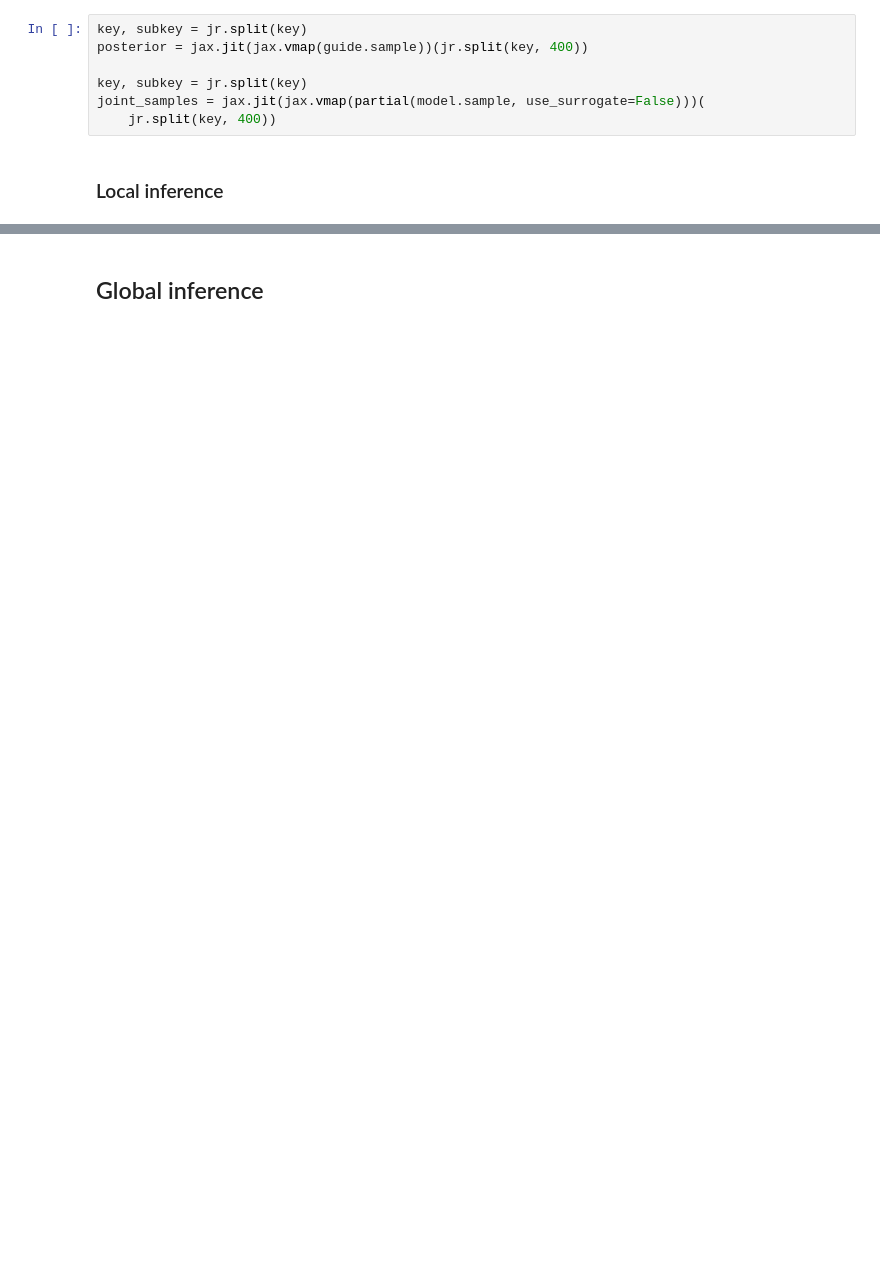
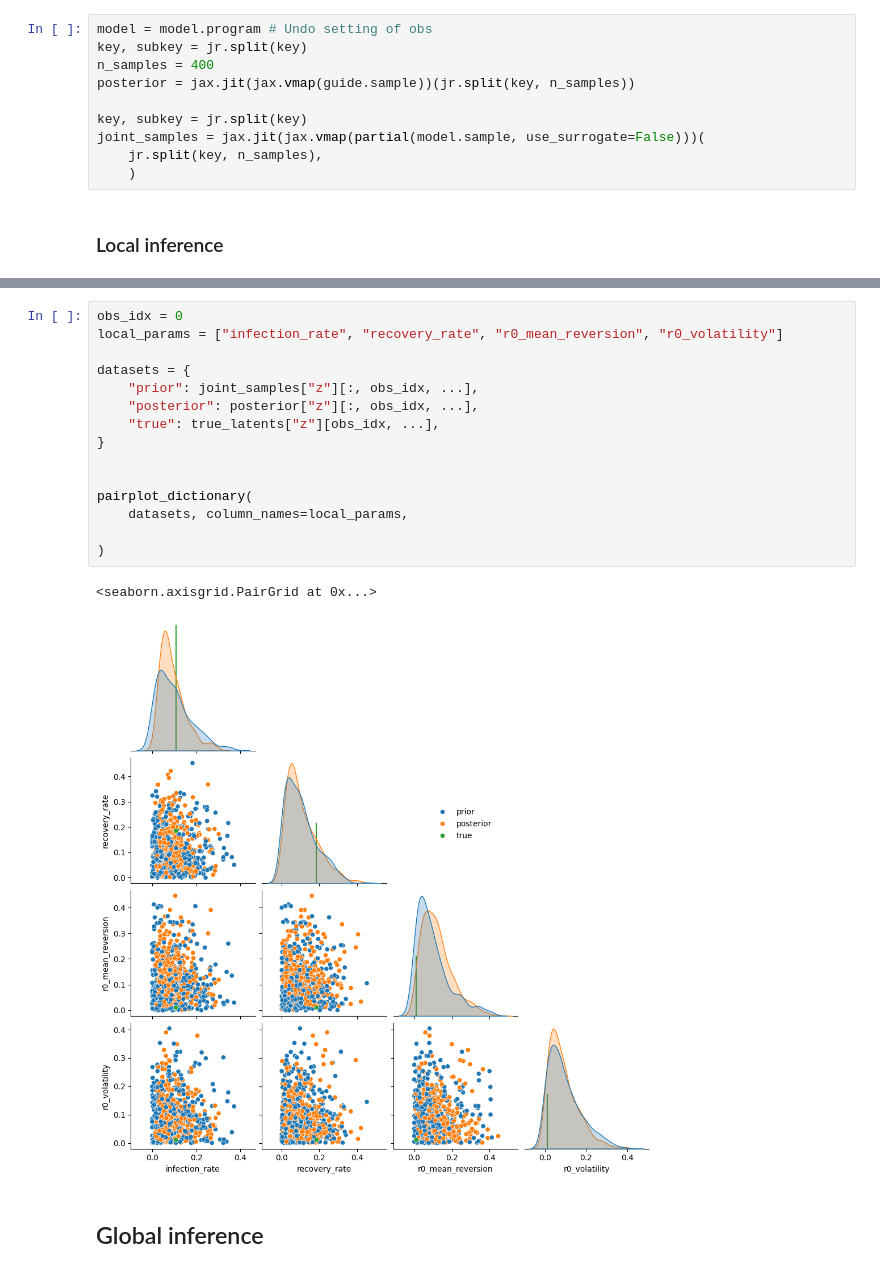
Before and after one commit to danielward27/spyrox, a Jupyter notebook: sir_example.ipynb, the cells around one changed output, grey strips where cells are left out. Cells and saved outputs as stored; diff of their text form; blank space fills up the shorter version.

```diff
--- a/sir_example.ipynb
+++ b/sir_example.ipynb
@@ -137,9 +142,12 @@ axes[1].plot(
 # %%
+model = model.program # Undo setting of obs
 key, subkey = jr.split(key)
-posterior = jax.jit(jax.vmap(guide.sample))(jr.split(key, 400))
+n_samples = 400
+posterior = jax.jit(jax.vmap(guide.sample))(jr.split(key, n_samples))
 
 key, subkey = jr.split(key)
 joint_samples = jax.jit(jax.vmap(partial(model.sample, use_surrogate=False)))(
-    jr.split(key, 400))
+    jr.split(key, n_samples),
+    )
 # %% [markdown]
 ### Local inference
@@ -185,2 +154,20 @@ for obs_id in range(5):
+# %%
+obs_idx = 0
+local_params = ["infection_rate", "recovery_rate", "r0_mean_reversion", "r0_volatility"]
+
+datasets = {
+    "prior": joint_samples["z"][:, obs_idx, ...],
+    "posterior": posterior["z"][:, obs_idx, ...],
+    "true": true_latents["z"][obs_idx, ...],
+}
+
+
+pairplot_dictionary(
+    datasets, column_names=local_params,
+
+)
+# %% [output]
+<seaborn.axisgrid.PairGrid at 0x...>
+[figure, added]
 # %% [markdown]
 ## Global inference
```
Also changed, not shown: parts of 16 cells of this notebook, 3 other files.
